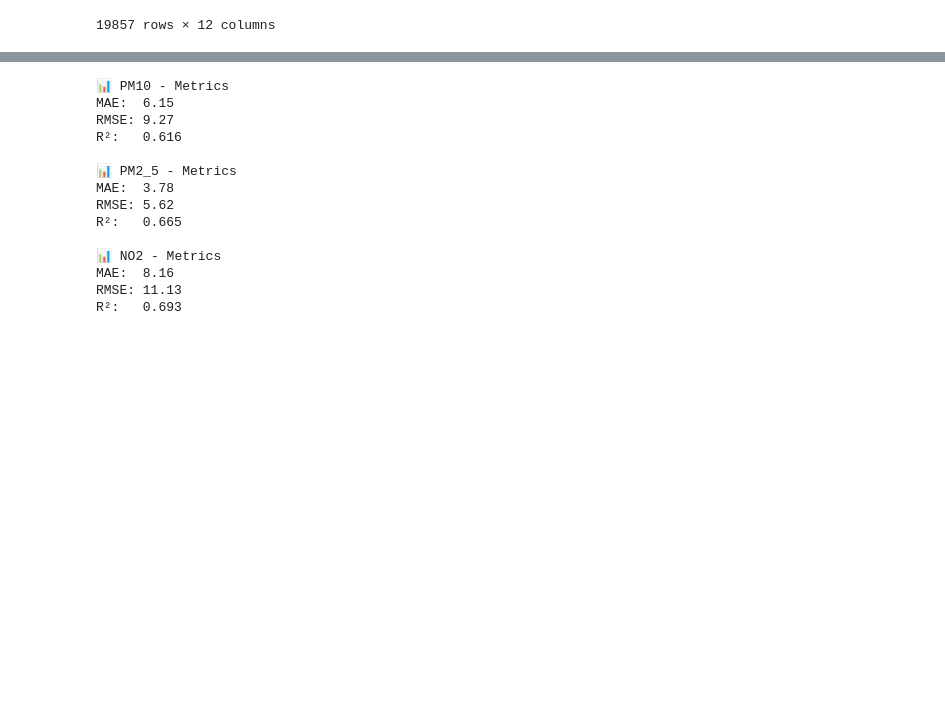
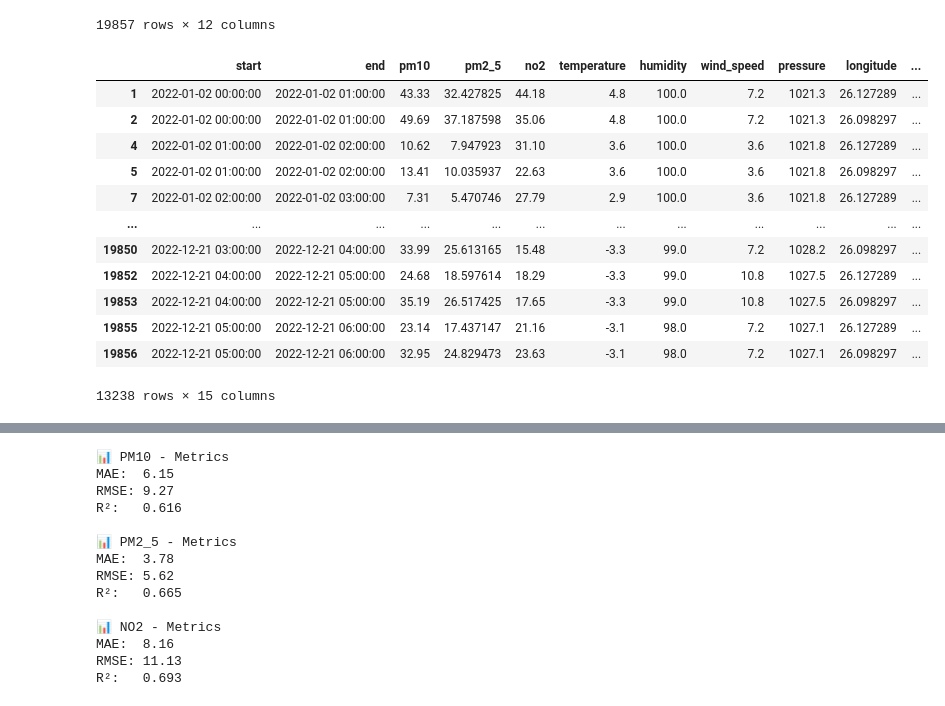
Before and after one commit to HemisCoding/bucharest-pollution-detector, a Jupyter notebook: notebooks/Models_Testings.ipynb, the cells around one changed output, grey strips where cells are left out. Drawn from its saved outputs; the diff is of its cells as text; code cells hidden in the pictures; blank space fills up the shorter version.

```diff
--- a/notebooks/Models_Testings.ipynb
+++ b/notebooks/Models_Testings.ipynb
@@ -23,4 +23,21 @@ data
 | 19855 | 2022-12-21 05:00:00 | 2022-12-21 06:00:00 | 23.14 | 17.437147 | 21.16 | -3.1 | 98.0 | 7.2 | 1027.1 | 26.127289 | ... |
 | 19856 | 2022-12-21 05:00:00 | 2022-12-21 06:00:00 | 32.95 | 24.829473 | 23.63 | -3.1 | 98.0 | 7.2 | 1027.1 | 26.098297 | ... |
 19857 rows × 12 columns
+# %%
+df = data[data['location'] != 'Crangasi']
+df
+# %% [output]
+|  | start | end | pm10 | pm2_5 | no2 | temperature | humidity | wind_speed | pressure | longitude | ... |
+| 1 | 2022-01-02 00:00:00 | 2022-01-02 01:00:00 | 43.33 | 32.427825 | 44.18 | 4.8 | 100.0 | 7.2 | 1021.3 | 26.127289 | ... |
+| 2 | 2022-01-02 00:00:00 | 2022-01-02 01:00:00 | 49.69 | 37.187598 | 35.06 | 4.8 | 100.0 | 7.2 | 1021.3 | 26.098297 | ... |
+| 4 | 2022-01-02 01:00:00 | 2022-01-02 02:00:00 | 10.62 | 7.947923 | 31.10 | 3.6 | 100.0 | 3.6 | 1021.8 | 26.127289 | ... |
+| 5 | 2022-01-02 01:00:00 | 2022-01-02 02:00:00 | 13.41 | 10.035937 | 22.63 | 3.6 | 100.0 | 3.6 | 1021.8 | 26.098297 | ... |
+| 7 | 2022-01-02 02:00:00 | 2022-01-02 03:00:00 | 7.31 | 5.470746 | 27.79 | 2.9 | 100.0 | 3.6 | 1021.8 | 26.127289 | ... |
+| ... | ... | ... | ... | ... | ... | ... | ... | ... | ... | ... | ... |
+| 19850 | 2022-12-21 03:00:00 | 2022-12-21 04:00:00 | 33.99 | 25.613165 | 15.48 | -3.3 | 99.0 | 7.2 | 1028.2 | 26.098297 | ... |
+| 19852 | 2022-12-21 04:00:00 | 2022-12-21 05:00:00 | 24.68 | 18.597614 | 18.29 | -3.3 | 99.0 | 10.8 | 1027.5 | 26.127289 | ... |
+| 19853 | 2022-12-21 04:00:00 | 2022-12-21 05:00:00 | 35.19 | 26.517425 | 17.65 | -3.3 | 99.0 | 10.8 | 1027.5 | 26.098297 | ... |
+| 19855 | 2022-12-21 05:00:00 | 2022-12-21 06:00:00 | 23.14 | 17.437147 | 21.16 | -3.1 | 98.0 | 7.2 | 1027.1 | 26.127289 | ... |
+| 19856 | 2022-12-21 05:00:00 | 2022-12-21 06:00:00 | 32.95 | 24.829473 | 23.63 | -3.1 | 98.0 | 7.2 | 1027.1 | 26.098297 | ... |
+13238 rows × 15 columns
 # %%
```
Also changed, not shown: parts of 5 cells of this notebook.
